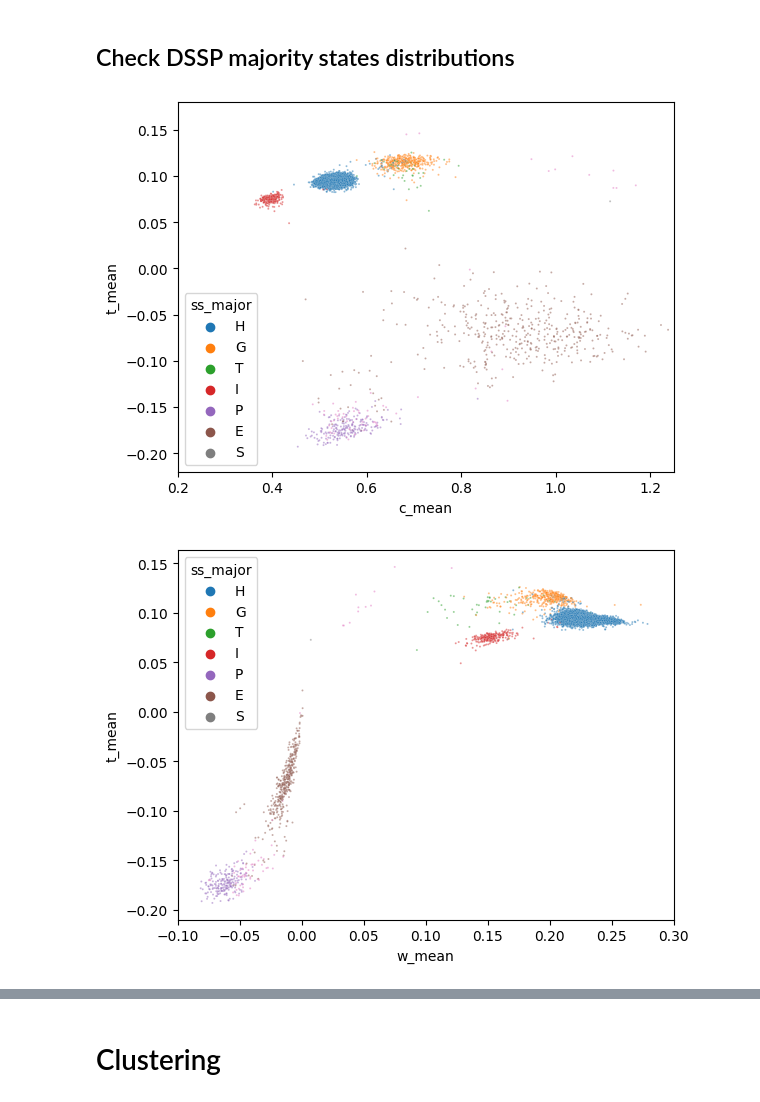
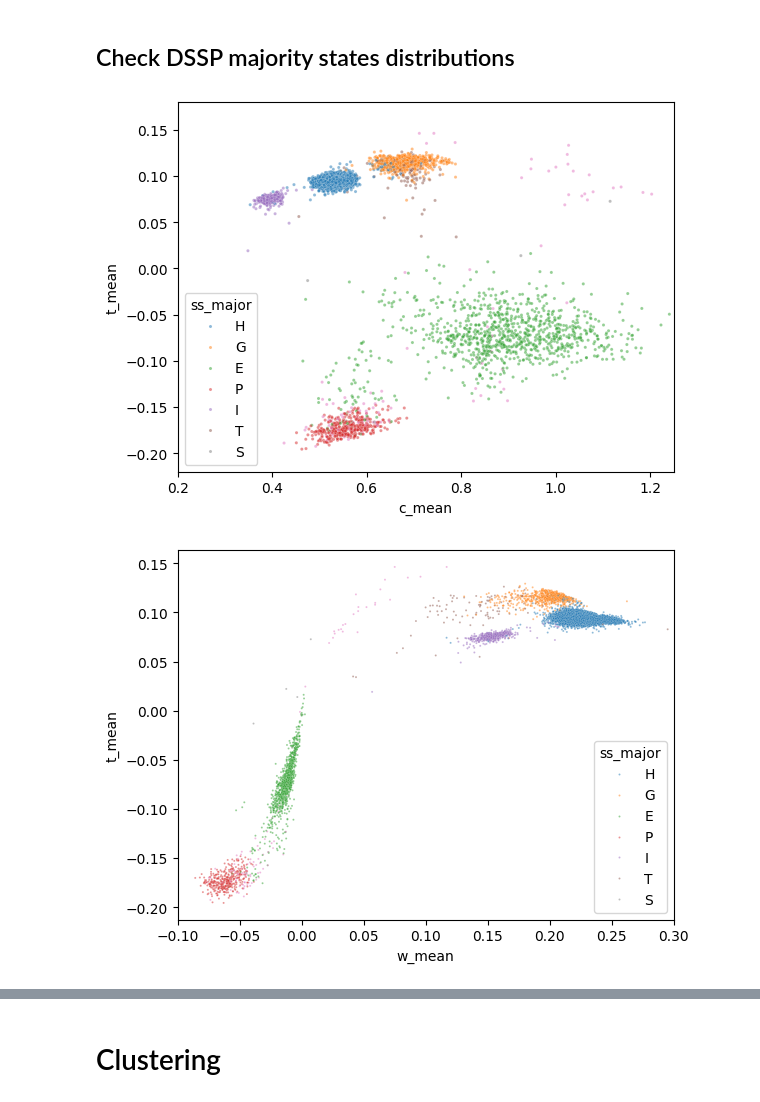
Before and after one commit to labstructbioinf/SSAxgeo, a Jupyter notebook: notebooks/SetCanonicalRegions.ipynb, the cells around one changed output, grey strips where cells are left out. Cells and saved outputs as stored; diff of their text form; code cells hidden in the pictures.

```diff
--- a/notebooks/SetCanonicalRegions.ipynb
+++ b/notebooks/SetCanonicalRegions.ipynb
@@ -32,7 +32,7 @@ all moving parts of this analysis will be set here:
 # path to fragments dataframe
 #grp_frag_df_flpath = "/home/antonio/Projects/HlxCnt/BC30/grp_frag_df_clust-30.p"
 #grp_frag_df_flpath = "/home/antonio/Projects/HlxCnt/BC90/grp_frag_df_clust-90.p"
-grp_frag_df_flpath = "/home/antonio/Projects/HlxCnt/Paper/pdb_rerun/grp_frag_df_clust-30.csv"
+grp_frag_df_flpath = "/home/antonio/Projects/HlxCnt/Paper/pdb_rerun/w_norm/grp_frag_df_clust-90_w_norm.csv"
 
 # set directory to store outputs
 save_dir = "./"
@@ -242,8 +242,11 @@ add a column containing the most predominant SSE element according to DSSP
 import re
 
 def string_to_numpy_array(s: str) -> np.ndarray:
+    if type(s) == float:
+        return np.array([])
     # Remove outer brackets
     s = s.strip("[]")
+
     # Split on spaces, but keep entries between quotes
     tokens = re.findall(r"'(.*?)'", s)
     return np.array(tokens)
@@ -387,19 +390,19 @@ grp_fdf_new[(grp_fdf_new["size"] >= 4) & (grp_fdf_new["ss_major"] == "P")]
 # %% [markdown]
 ## Check DSSP majority states distributions
 # %%
-sns.scatterplot(data=grp_fdf_new, x="c_mean", y="t_mean", s=2, alpha=0.5,hue="ss_major")
+sns.scatterplot(data=grp_fdf_new, x="c_mean", y="t_mean", s=5, alpha=0.5,hue="ss_major")
 plt.xlim(0.2,1.25)
 plt.ylim(-0.22,0.18)
-plt.savefig(save_dir+"ss_major_dist_kt_30.png", dpi=300)
+plt.savefig(save_dir+"ss_major_dist_kt_90.png", dpi=300)
 # %% [output]
-[figure, old version]
+[figure, new version]
 # %%
 sns.scatterplot(data=grp_fdf_new, x="w_mean", y="t_mean", s=2, alpha=0.5,hue="ss_major")
 plt.xlim(-0.1,0.3)
 #plt.ylim(-0.5,0.4)
-plt.savefig(save_dir+"ss_major_dist_wt_30.png", dpi=300)
+plt.savefig(save_dir+"ss_major_dist_wt_90.png", dpi=300)
 # %% [output]
-[figure, old version]
+[figure, new version]
 # %%
 sns.scatterplot(data=grp_fdf_new, x="w_mean", y="c_mean", s=2, alpha=0.5,hue="ss_major")
 plt.xlim(-0.1,0.3)
```
Also changed, not shown: parts of 22 cells of this notebook.
